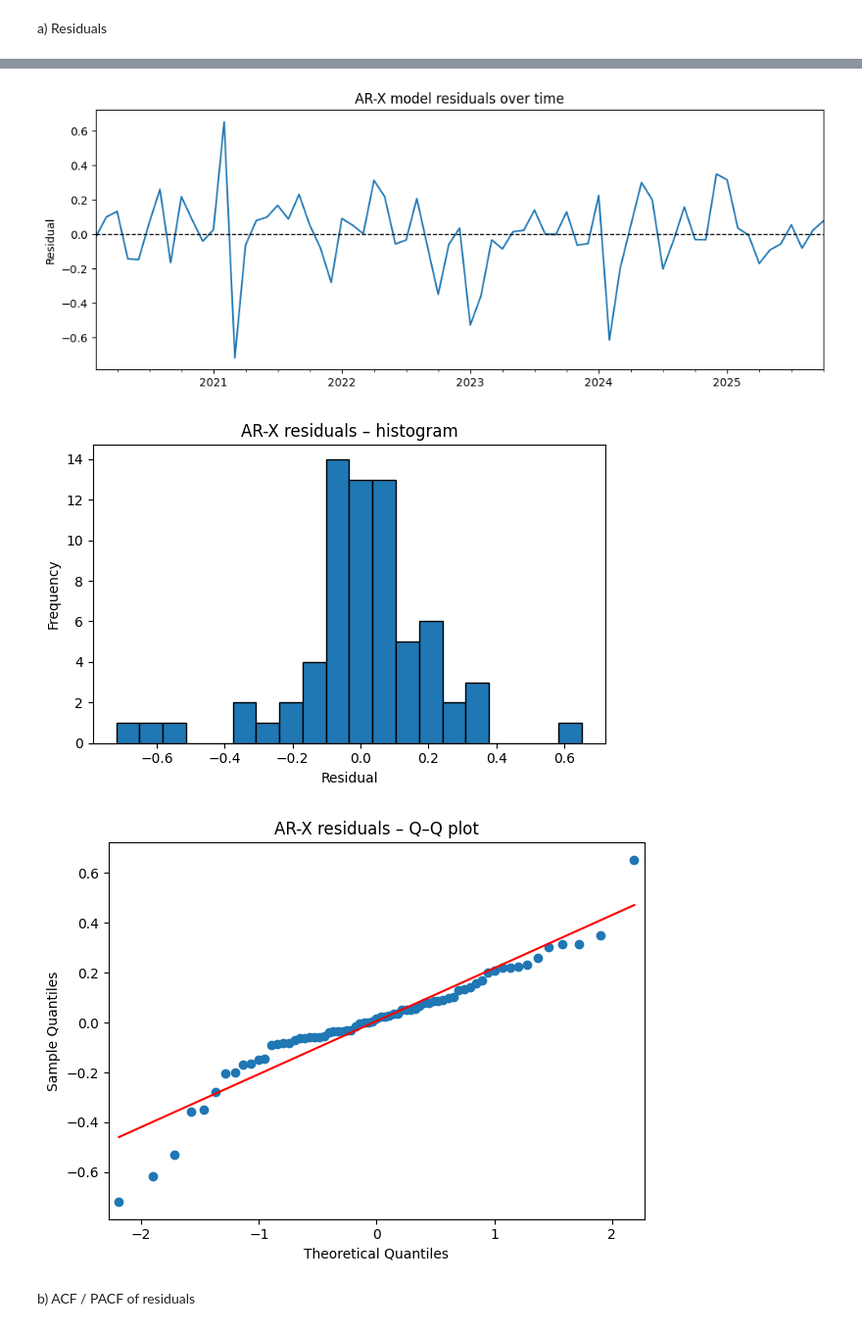
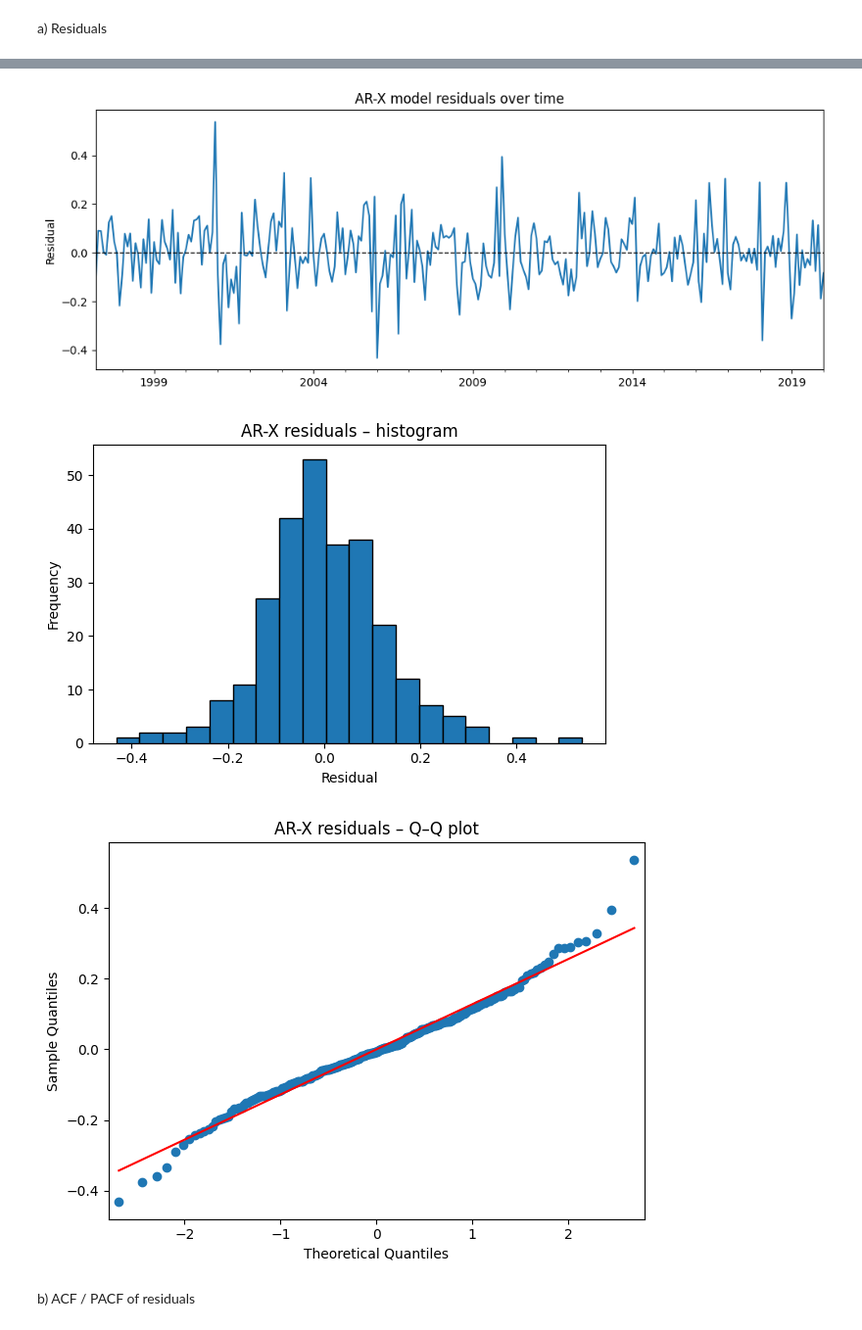
Before and after one commit to StefaniaLavarda/Time_Series_Project, a Jupyter notebook: eda.ipynb, the cells around one changed output, grey strips where cells are left out. Shown at 98% size. Cells and saved outputs as stored; diff of their text form; code cells hidden in the pictures.

```diff
--- a/eda.ipynb
+++ b/eda.ipynb
@@ -254,3 +254,7 @@ rmsfe_rw_drift, mafe_rw_drift = forecast_metrics(a_rw_drift, f_rw_drift)
 print("RW WITH drift – RMSFE:", rmsfe_rw_drift, "MAFE:", mafe_rw_drift)
 # %% [output]
 RW WITH drift – RMSFE: 0.21046870419728253 MAFE: 0.14338279026708126
+# %%
+import statsmodels.api as sm
+model = sm.tsa.ARIMA(y_full, order=(0,1,0), trend='t').fit()
+print(model.summary())
@@ -1285,10 +1315,6 @@ fit_arx_train = model_arx_train.fit()
 res_arx = fit_arx_train.resid
 res_arx.name = "res_arx"
 # %%
-# Factor model residuals
-res_arx = a_arx - f_arx
-res_arx.name = "res_arx"
-
 # Summary stats
 print("AR-X model residuals – summary:")
 print(res_arx.describe())
@@ -1334,6 +1360,6 @@ Mean of residuals (should be close to 0): 0.005962977828302995
-[figure, old version]
+[figure, new version]
-[figure, old version]
+[figure, new version]
-[figure, old version]
+[figure, new version]
 # %% [markdown]
 b) ACF / PACF of residuals
 # %%
```
Also changed, not shown: parts of 16 cells of this notebook.
